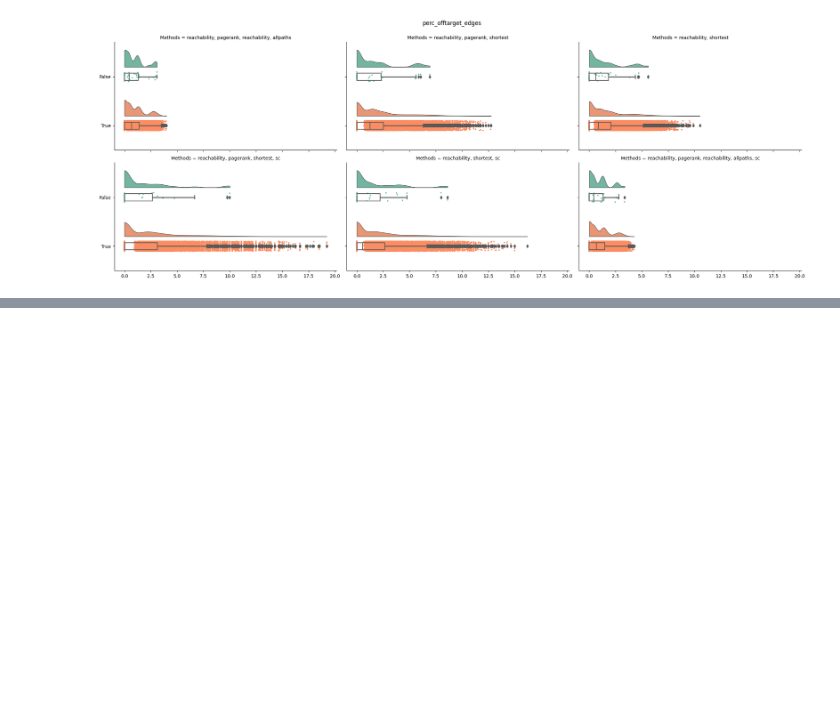
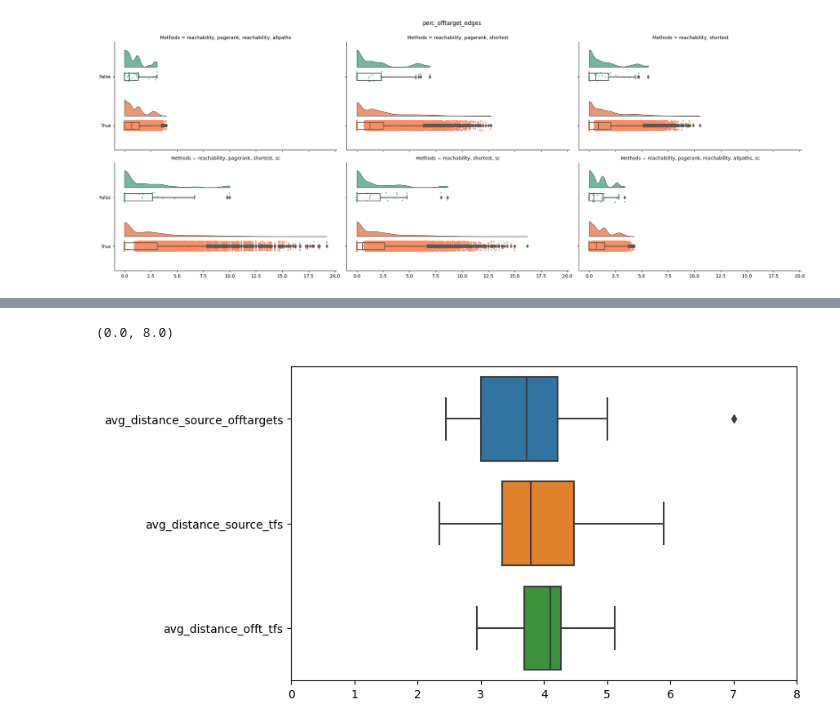
Before and after one commit to saezlab/uptown, a Jupyter notebook: plots.ipynb, the cells around one changed output, grey strips where cells are left out. Saved outputs shown, nothing was run; the diff lists cells and outputs as text; code cells hidden in the pictures; blank space fills up the shorter version.

```diff
--- a/plots.ipynb
+++ b/plots.ipynb
@@ -73,0 +448,20 @@ perc_offtarget_edges
+# %%
+
+tf_dict = {}
+for biocontext in biocontexts:
+    celltype, treatment = biocontext.split('_')
+    try:
+        filename = f'./results/PANACEA_real_{biocontext}_selectedtargets.csv'
+        # convert df to dictionary and append to target dict
+        df = pd.read_csv(filename, index_col=0)
+        if treatment not in tf_dict:
+            tf_dict[treatment] = []
+
+        targets = df.index.tolist()
+        tf_dict[treatment].extend(targets)
+
+    except FileNotFoundError:
+        pass
+
+# delete duplicate elements in the dict
+tf_dict = {k:list(set(v)) for k,v in tf_dict.items()}
@@ -73,0 +470,16 @@ perc_offtarget_edges
+# %%
+treatments = tf_dict.keys()
+offtargets_dict = {}
+# keep drugs present in the source_dict and tf_dict and offtargets_df
+treatments = [f for f in treatments if f in source_dict and f in tf_dict and f in offtargets_df.index]
+for treatment in treatments:
+    source = list(source_dict[treatment].keys())[0]
+    offtargets = offtargets_df.loc[[treatment]].target.tolist()
+    tfs = tf_dict[treatment]
+    reachable_nodes = set(source_dict.keys())
+    reachable_nodes.update(nx.descendants(G, source))
+    # remove the tfs that are not reachable for a given treatment, update the tf_dict
+    tf_dict[treatment] = set([f for f in tfs if f in reachable_nodes])
+    # create an offtarget dict that includes only the nodes that are reachable for a given treatment
+    offtargets_dict[treatment] = set([f for f in offtargets if f in reachable_nodes])
+    print(offtargets_dict[treatment])
@@ -73,0 +661,10 @@ perc_offtarget_edges
+# %%
+#compute a boxplot with the reachable offtargets and tfs distances
+
+plt.figure(figsize=(8, 5))
+# plot one boxplot with a boxplot for avg_distance_source_offtargets and one for avg_distance_source_tfs
+sns.boxplot(data=distance_df[['avg_distance_source_offtargets', 'avg_distance_source_tfs', 'avg_distance_offt_tfs']], orient='h')
+plt.xlim(0, 8)
+# %% [output]
+(0.0, 8.0)
+[figure, added]
```
Also changed, not shown: parts of 33 cells of this notebook, 8 other files.
